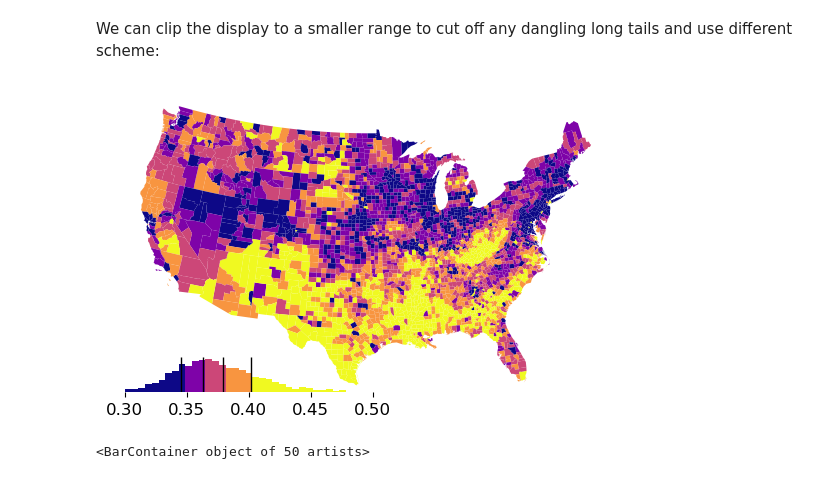
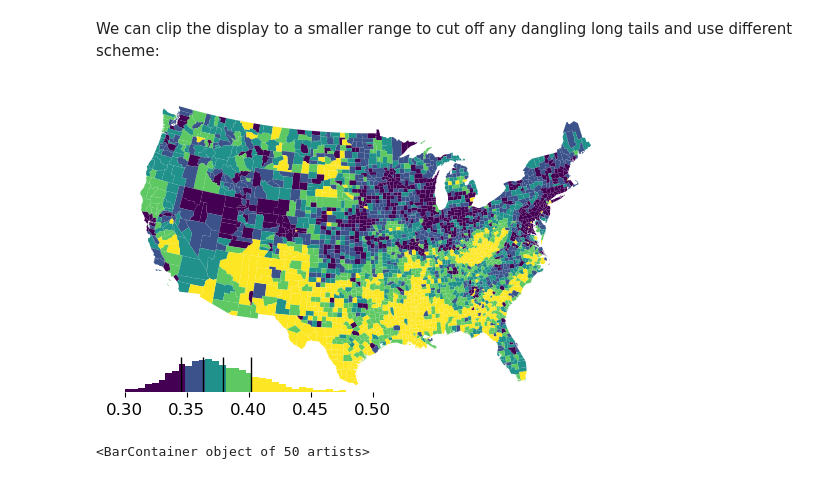
Before and after one commit to pysal/mapclassify, a Jupyter notebook: notebooks/09_legendgram.ipynb, the cells around one changed output. Drawn from its saved outputs; the diff is of its cells as text; code cells hidden in the pictures.

```diff
--- a/notebooks/09_legendgram.ipynb
+++ b/notebooks/09_legendgram.ipynb
@@ -43,19 +43,18 @@ classifier.plot_legendgram(ax=ax, legend_size=("60%", "12%"), loc="lower right")
 # %% [markdown]
 We can clip the display to a smaller range to cut off any dangling long tails and use different scheme:
 # %%
-ax = gdf.plot("GI89", cmap="plasma", scheme="Quantiles")
+ax = gdf.plot("GI89", scheme="Quantiles")
 ax.axis("off")
 classifier = mapclassify.Quantiles(gdf["GI89"])
 hax = classifier.plot_legendgram(
     ax=ax,
     legend_size=("50%", "12%"),
     loc="lower left",
-    cmap="plasma",
     clip=(0.3, 0.5),
     vlines=True,
 )
 # %% [output]
-[figure, old version]
+[figure, new version]
 # %%
 ret = hax.hist(classifier.y, bins=50, color="0.1")
 # %%
```
Also changed, not shown: parts of 4 cells of this notebook, 4 other files.
